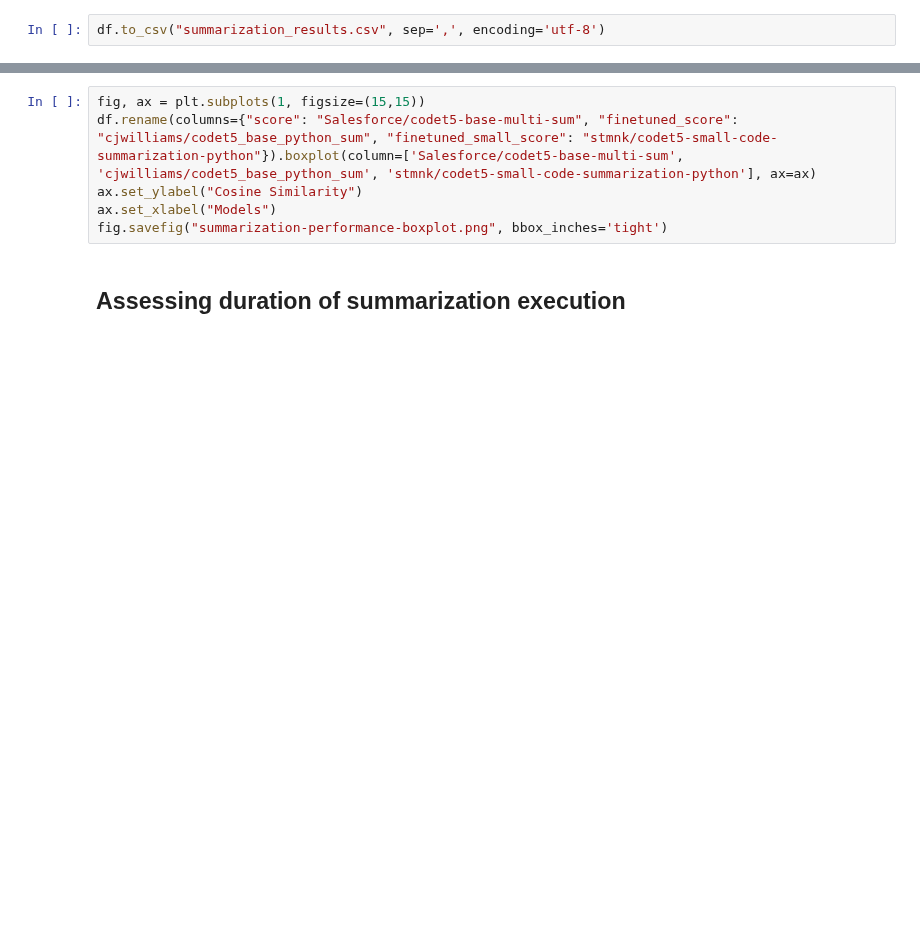
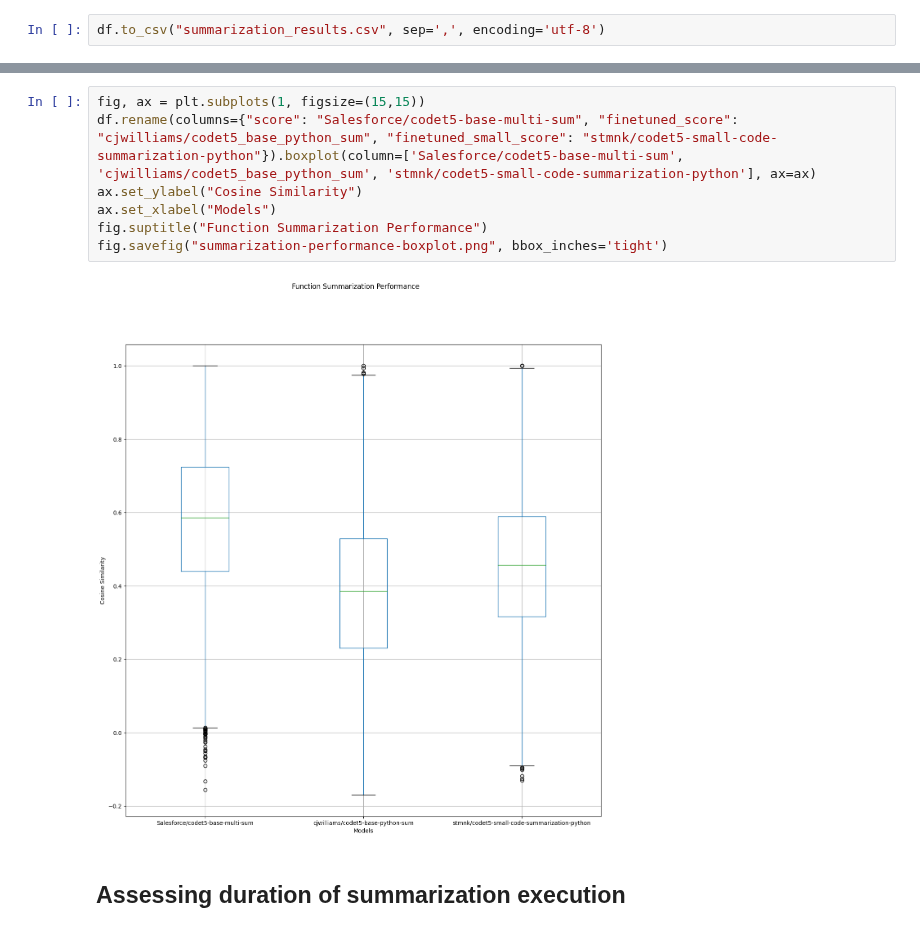
Before and after one commit to WilliamsCJ/repograph, a Jupyter notebook: backend/evaluation/summarization_performance.ipynb, the cells around one changed output, grey strips where cells are left out. Saved outputs shown, nothing was run; the diff lists cells and outputs as text; blank space fills up the shorter version.

```diff
--- a/backend/evaluation/summarization_performance.ipynb
+++ b/backend/evaluation/summarization_performance.ipynb
@@ -154,9 +139,12 @@ fig.savefig("summarization-performance-histogram.png", bbox_inches='tight')
 # %%
 fig, ax = plt.subplots(1, figsize=(15,15))
 df.rename(columns={"score": "Salesforce/codet5-base-multi-sum", "finetuned_score": "cjwilliams/codet5_base_python_sum", "finetuned_small_score": "stmnk/codet5-small-code-summarization-python"}).boxplot(column=['Salesforce/codet5-base-multi-sum', 'cjwilliams/codet5_base_python_sum', 'stmnk/codet5-small-code-summarization-python'], ax=ax)
 ax.set_ylabel("Cosine Similarity")
 ax.set_xlabel("Models")
+fig.suptitle("Function Summarization Performance")
 fig.savefig("summarization-performance-boxplot.png", bbox_inches='tight')
+# %% [output]
+[figure, added]
 # %% [markdown]
 ## Assessing duration of summarization execution
 # %%
```
Also changed, not shown: parts of 7 cells of this notebook, 11 other files.
